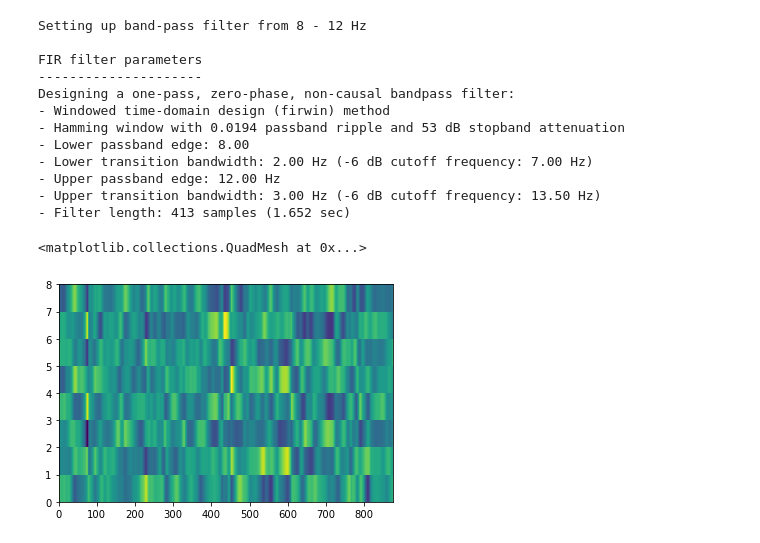
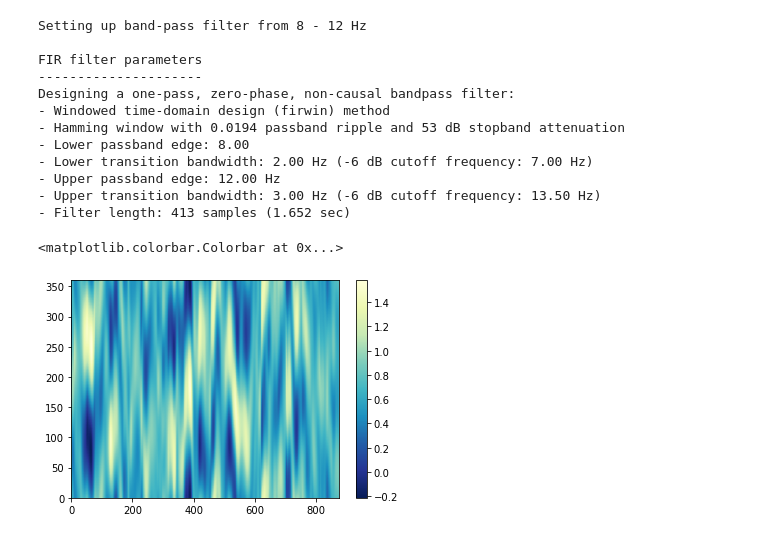
Before and after one commit to voytekresearch/alpha_aperiodic_wm, a Jupyter notebook: code/load_data.ipynb, the cells around one changed output. Cells and saved outputs as stored; diff of their text form; code cells hidden in the pictures.

Commit message:
Fix bug with decoding and plot channel offset across all timepoints

```diff
--- a/code/load_data.ipynb
+++ b/code/load_data.ipynb
@@ -20,7 +21,7 @@ ALPHA_BAND = (8, 12)
 N_BLOCKS = 3
 N_BLOCK_ITERS = 10
 IEM_N_CHANNELS = 8
-IEM_FEAT_SPACE_RANGE = (0, 359)
+IEM_FEAT_SPACE_EDGES = (0, 359)
 IEM_BASIS_FUNC = lambda theta: np.sin(0.5 * np.radians(theta)) ** 7
 FEATURE_NAME = 'Spatial Location'
 # %% [markdown]
@@ -110,6 +111,9 @@ for i, val_split in enumerate(idx_split_by_vals):
     block_avg = np.real(np.mean(total_power.get_data()[idx, :, :].reshape(
         -1, N_BLOCKS, n_channels, n_timepts), axis=0))
     total_power_arr[i*N_BLOCKS:(i+1)*N_BLOCKS, :, :] = block_avg
+
+# Rearrange axes of data to work for IEM pipeline
+total_power_arr = np.moveaxis(total_power_arr, 0, 1)
 # %%
 class IEM():
     def __init__(self, n_channels=IEM_N_CHANNELS, basis_func=IEM_BASIS_FUNC,
@@ -166,33 +176,34 @@ class IEM():
             1.05, 1), title='Peak Response (°)')
 # %%
 channel_centers = np.linspace(
-    IEM_FEAT_SPACE_RANGE[0], IEM_FEAT_SPACE_RANGE[-1] + 1,
+    IEM_FEAT_SPACE_EDGES[0], IEM_FEAT_SPACE_EDGES[-1] + 1,
     IEM_N_CHANNELS + 1)[:-1].astype(int)
 
 def estimate_crf_one_block(train_data, train_labels, test_data, test_labels):
     iem = IEM()
     iem.train_model(train_data, train_labels)
     iem.estimate_crf(test_data, test_labels)
-    return iem.estimated_crf
+    return iem.mean_channel_offset
 
 def estimate_crf_one_tp(total_power_arr_one_tp):
     block_crfs = []
     for test_block in range(N_BLOCKS):
-        train_data = total_power_arr_one_tp[np.mod(np.arange(
-            total_power_arr.shape[0]), N_BLOCKS) != test_block, :]
+        train_data = total_power_arr_one_tp[:, np.mod(np.arange(
+            total_power_arr.shape[1]), N_BLOCKS) != test_block]
         train_labels = np.tile(channel_centers, N_BLOCKS - 1)
-        test_data = total_power_arr_one_tp[np.mod(np.arange(
-            total_power_arr.shape[0]), N_BLOCKS) == test_block, :]
+        test_data = total_power_arr_one_tp[:, np.mod(np.arange(
+            total_power_arr.shape[1]), N_BLOCKS) == test_block]
         test_labels = channel_centers
         block_crfs.append(estimate_crf_one_block(
             train_data, train_labels, test_data, test_labels))
     return np.mean(np.stack(block_crfs), axis=0)
 
 crfs_by_tp = []
-for total_power_arr_one_tp in np.moveaxis(total_power_arr, 2, 0):
+for total_power_arr_one_tp in np.rollaxis(total_power_arr, -1):
     crfs_by_tp.append(estimate_crf_one_tp(total_power_arr_one_tp))
 # %%
-plt.pcolormesh(np.stack(crfs_by_tp).T)
+plt.pcolormesh(np.stack(crfs_by_tp).T, cmap='YlGnBu_r')
+plt.colorbar()
 # %% [output]
-<matplotlib.collections.QuadMesh at 0x...>
+<matplotlib.colorbar.Colorbar at 0x...>
-[figure, old version]
+[figure, new version]
```
Also changed, not shown: parts of 2 cells of this notebook.
